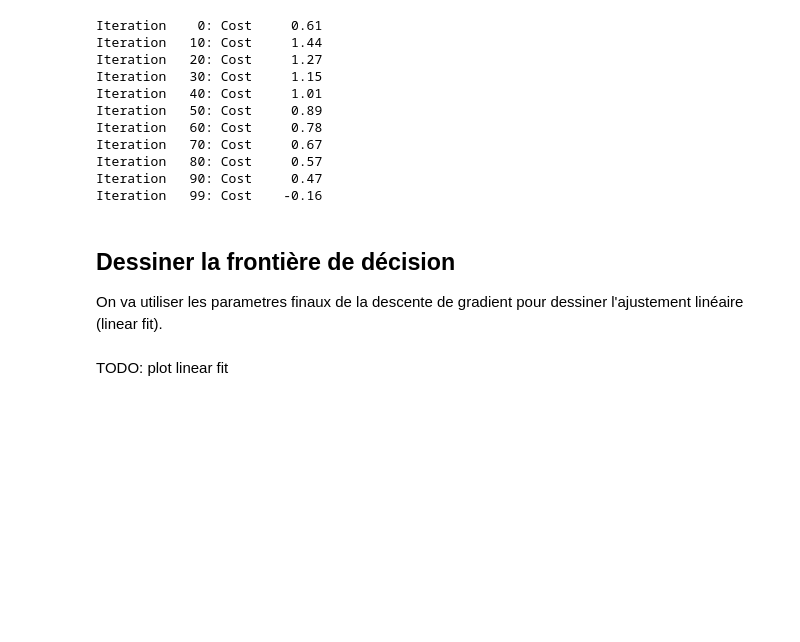
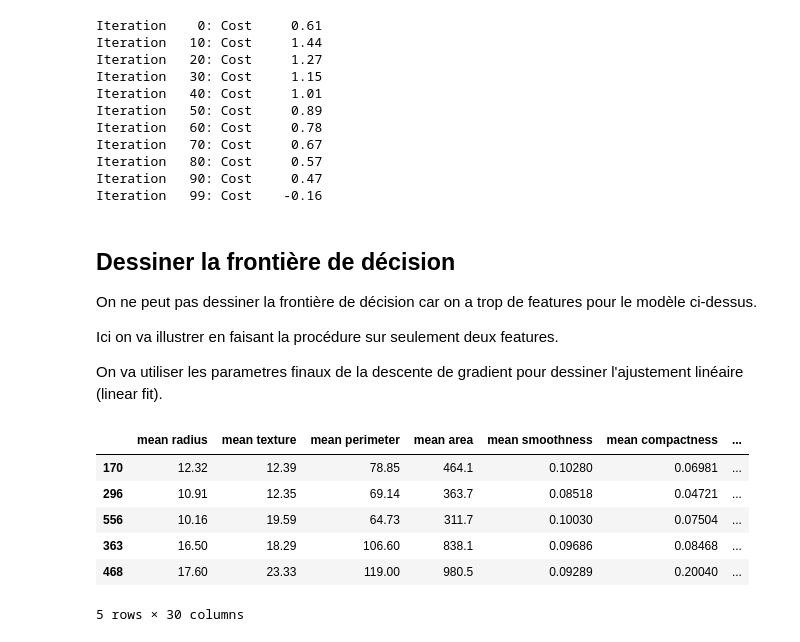
Before and after one commit to YuTingdata/regression_logistique, a Jupyter notebook: logistic_regression.ipynb, the cells around one changed output. Drawn from its saved outputs; the diff is of its cells as text; code cells hidden in the pictures; blank space fills up the shorter version.

```diff
--- a/logistic_regression.ipynb
+++ b/logistic_regression.ipynb
@@ -385,6 +385,18 @@ Iteration   99: Cost    -0.16
 # %% [markdown]
 ## Dessiner la frontière de décision
 
+On ne peut pas dessiner la frontière de décision car on a trop de features pour le modèle ci-dessus.
+
+Ici on va illustrer en faisant la procédure sur seulement deux features.
+
 On va utiliser les parametres finaux de la descente de gradient pour dessiner l'ajustement linéaire (linear fit).
-# %% [markdown]
-TODO: plot linear fit
+# %%
+X_train.head()
+# %% [output]
+|  | mean radius | mean texture | mean perimeter | mean area | mean smoothness | mean compactness | ... |
+| 170 | 12.32 | 12.39 | 78.85 | 464.1 | 0.10280 | 0.06981 | ... |
+| 296 | 10.91 | 12.35 | 69.14 | 363.7 | 0.08518 | 0.04721 | ... |
+| 556 | 10.16 | 19.59 | 64.73 | 311.7 | 0.10030 | 0.07504 | ... |
+| 363 | 16.50 | 18.29 | 106.60 | 838.1 | 0.09686 | 0.08468 | ... |
+| 468 | 17.60 | 23.33 | 119.00 | 980.5 | 0.09289 | 0.20040 | ... |
+5 rows × 30 columns
```
Also changed, not shown: parts of 6 cells of this notebook.
